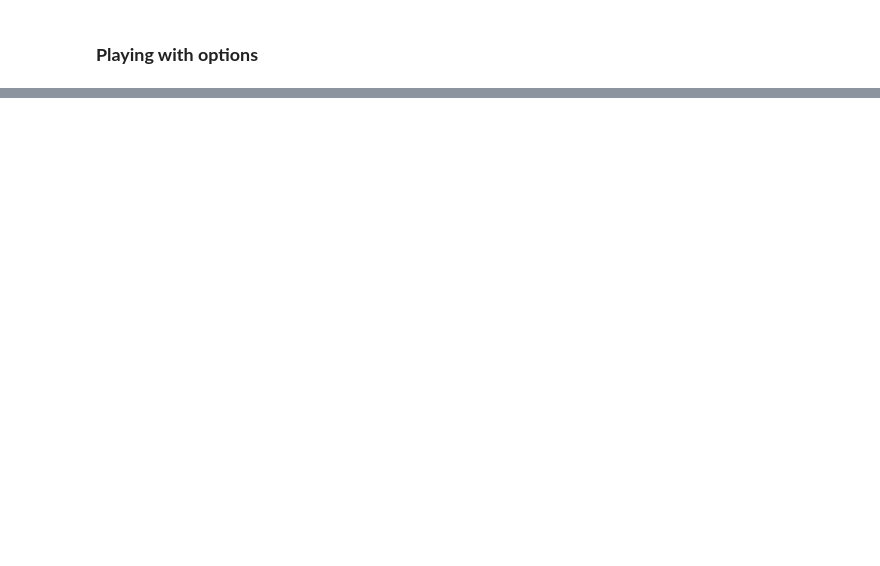
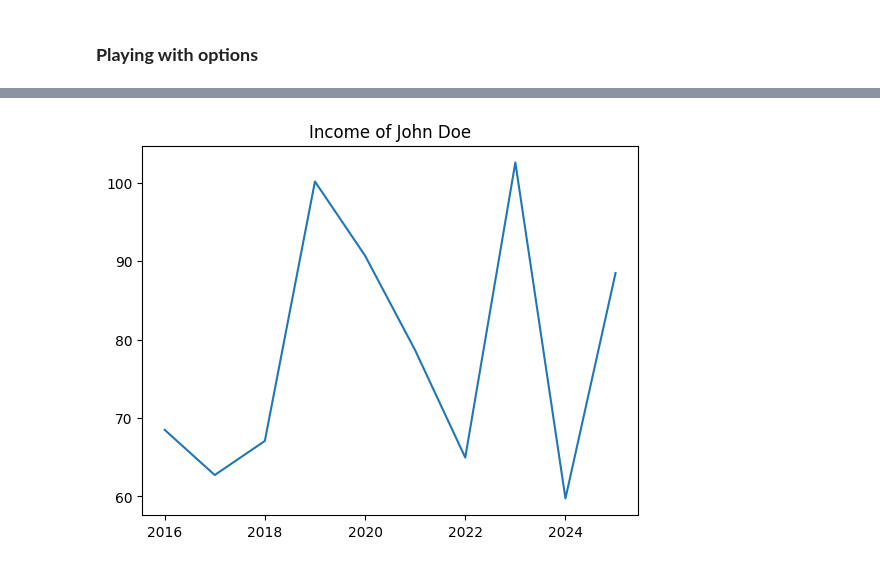
Before and after one commit to alchemistbg/matplotlib, a Jupyter notebook: matplotlib.ipynb, the cells around one changed output, grey strips where cells are left out. Saved outputs shown, nothing was run; the diff lists cells and outputs as text; code cells hidden in the pictures; blank space fills up the shorter version.

```diff
--- a/matplotlib.ipynb
+++ b/matplotlib.ipynb
@@ -114,0 +145,4 @@ plt.pie(x = votes, labels = prog_lang, explode = explodes, autopct = '%.2f%%', s
+# %%
+years = [x for x in range(2016, 2026)]
+income = [(x + x * round(np.random.random(), 2)) for x in range(50, 60)]
+ticks = [x for x in range(2016, 2026, 1)]
@@ -114,0 +153,5 @@ plt.pie(x = votes, labels = prog_lang, explode = explodes, autopct = '%.2f%%', s
+# %%
+plt.plot(years, income)
+plt.title('Income of John Doe');
+# %% [output]
+[figure, added]
```
Also changed, not shown: parts of 16 cells of this notebook.
